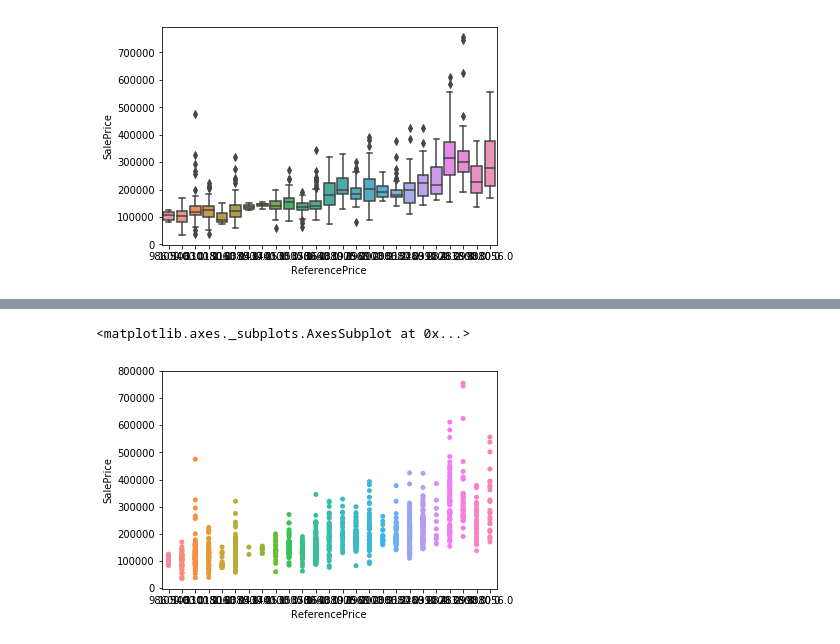
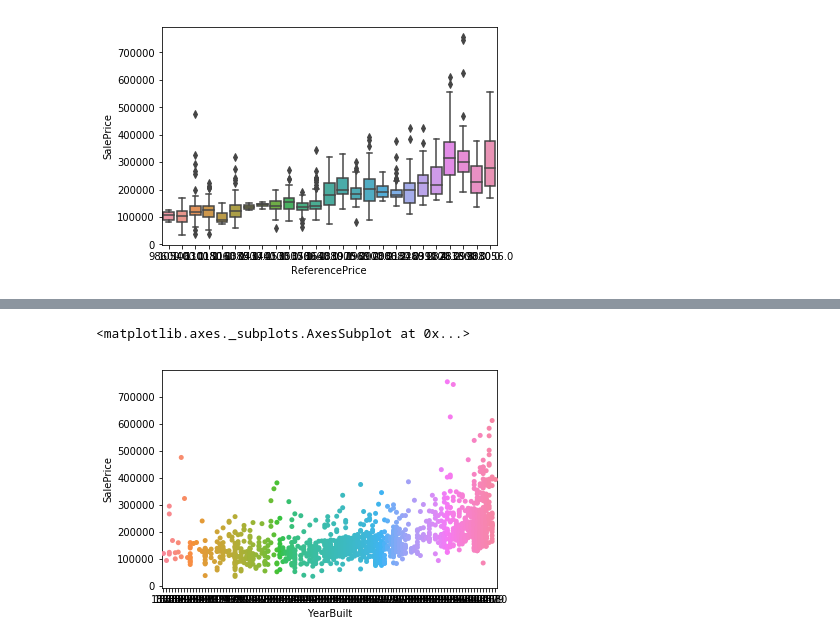
Before and after one commit to Arctanxy/learning_notes, a Jupyter notebook: project/kaggle/houseprice/HousePrice.ipynb, the cells around one changed output, grey strips where cells are left out. Drawn from its saved outputs; the diff is of its cells as text; code cells hidden in the pictures.

```diff
--- a/project/kaggle/houseprice/HousePrice.ipynb
+++ b/project/kaggle/houseprice/HousePrice.ipynb
@@ -288,3 +320,7 @@ sns.boxplot(x='ReferencePrice',y='SalePrice',data=train_data)
 # %% [output]
 <matplotlib.axes._subplots.AxesSubplot at 0x...>
 [figure]
+# %%
+
+train_data['SaleCondition'] = train_data['SaleCondition'].replace({'Normal':4,'Partial':5,'Family':2,'Abnorml':2,'AdjLand':1,'Alloca':3})
+sns.boxplot(x='SaleCondition',y='SalePrice',data=train_data)
@@ -291,5 +334,5 @@ sns.boxplot(x='ReferencePrice',y='SalePrice',data=train_data)
 # %%
-sns.stripplot(x='ReferencePrice',y='SalePrice',data=train_data)
+sns.stripplot(x='YearBuilt',y='SalePrice',data=train_data)
 # %% [output]
 <matplotlib.axes._subplots.AxesSubplot at 0x...>
-[figure, old version]
+[figure, new version]
```
Also changed, not shown: parts of 9 cells of this notebook, 17 other files.
